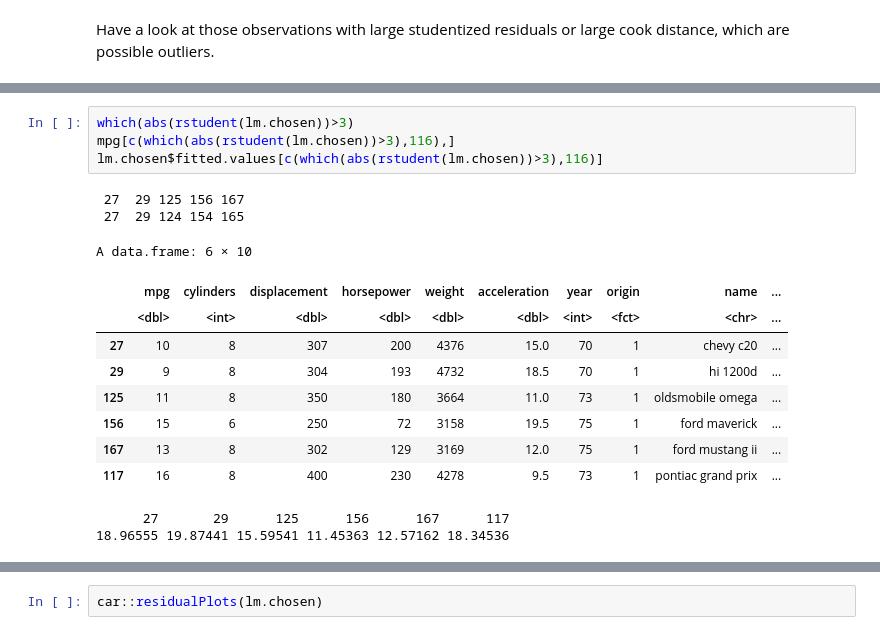
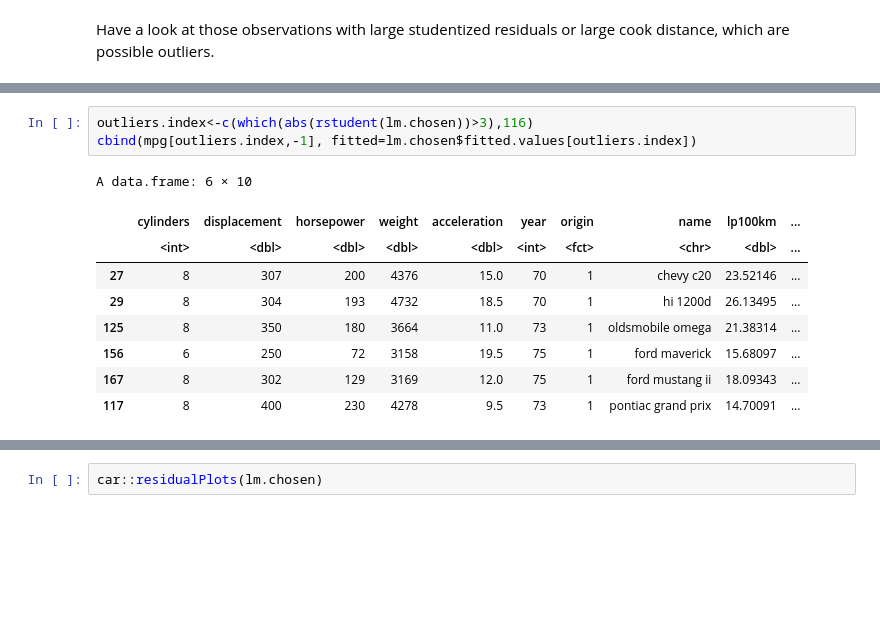
Before and after one commit to KillingVectorField/STA232-Final-Project, a Jupyter notebook: mpg_by_Jason.ipynb, the cells around one changed output, grey strips where cells are left out. Saved outputs shown, nothing was run; the diff lists cells and outputs as text; blank space fills up the shorter version.

```diff
--- a/mpg_by_Jason.ipynb
+++ b/mpg_by_Jason.ipynb
@@ -216,18 +226,13 @@ Have a look at those observations with large studentized residuals or large cook
 # %%
-which(abs(rstudent(lm.chosen))>3)
-mpg[c(which(abs(rstudent(lm.chosen))>3),116),]
-lm.chosen$fitted.values[c(which(abs(rstudent(lm.chosen))>3),116)]
+outliers.index<-c(which(abs(rstudent(lm.chosen))>3),116)
+cbind(mpg[outliers.index,-1], fitted=lm.chosen$fitted.values[outliers.index])
 # %% [output]
- 27  29 125 156 167
- 27  29 124 154 165
+A data.frame: 6 × 10
-A data.frame: 6 × 10
-|  | mpg | cylinders | displacement | horsepower | weight | acceleration | year | origin | name | ... |
-|  | <dbl> | <int> | <dbl> | <dbl> | <dbl> | <dbl> | <int> | <fct> | <chr> | ... |
-| 27 | 10 | 8 | 307 | 200 | 4376 | 15.0 | 70 | 1 | chevy c20 | ... |
-| 29 | 9 | 8 | 304 | 193 | 4732 | 18.5 | 70 | 1 | hi 1200d | ... |
-| 125 | 11 | 8 | 350 | 180 | 3664 | 11.0 | 73 | 1 | oldsmobile omega | ... |
-| 156 | 15 | 6 | 250 | 72 | 3158 | 19.5 | 75 | 1 | ford maverick | ... |
-| 167 | 13 | 8 | 302 | 129 | 3169 | 12.0 | 75 | 1 | ford mustang ii | ... |
-| 117 | 16 | 8 | 400 | 230 | 4278 | 9.5 | 73 | 1 | pontiac grand prix | ... |
+|  | cylinders | displacement | horsepower | weight | acceleration | year | origin | name | lp100km | ... |
+|  | <int> | <dbl> | <dbl> | <dbl> | <dbl> | <int> | <fct> | <chr> | <dbl> | ... |
+| 27 | 8 | 307 | 200 | 4376 | 15.0 | 70 | 1 | chevy c20 | 23.52146 | ... |
+| 29 | 8 | 304 | 193 | 4732 | 18.5 | 70 | 1 | hi 1200d | 26.13495 | ... |
+| 125 | 8 | 350 | 180 | 3664 | 11.0 | 73 | 1 | oldsmobile omega | 21.38314 | ... |
+| 156 | 6 | 250 | 72 | 3158 | 19.5 | 75 | 1 | ford maverick | 15.68097 | ... |
+| 167 | 8 | 302 | 129 | 3169 | 12.0 | 75 | 1 | ford mustang ii | 18.09343 | ... |
+| 117 | 8 | 400 | 230 | 4278 | 9.5 | 73 | 1 | pontiac grand prix | 14.70091 | ... |
-      27       29      125      156      167      117
-18.96555 19.87441 15.59541 11.45363 12.57162 18.34536
```
Also changed, not shown: parts of 12 cells of this notebook.
